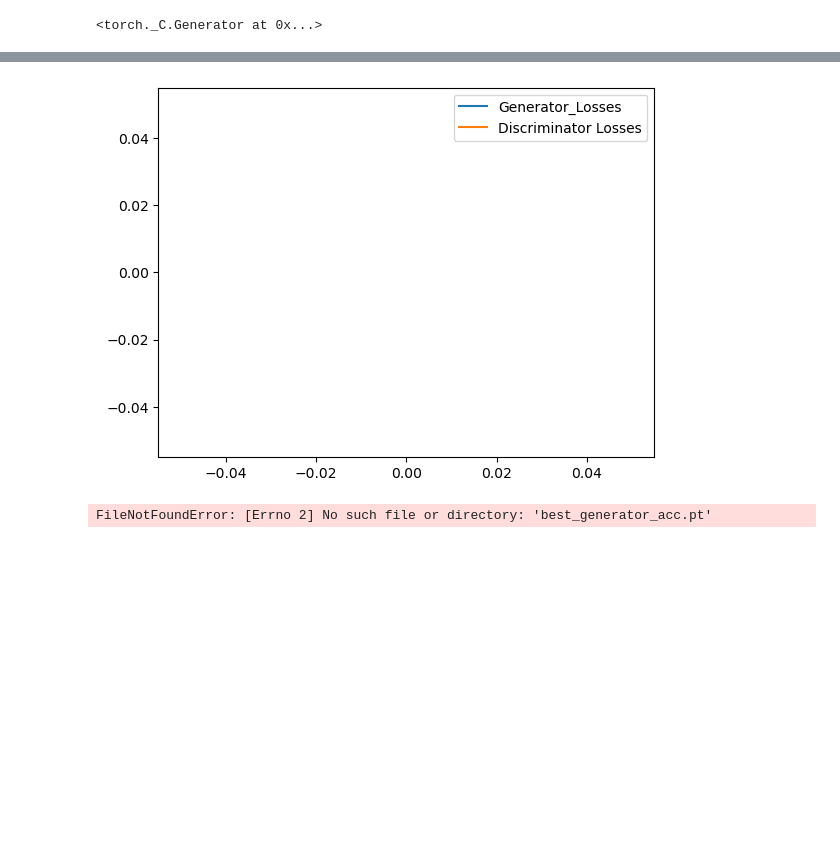
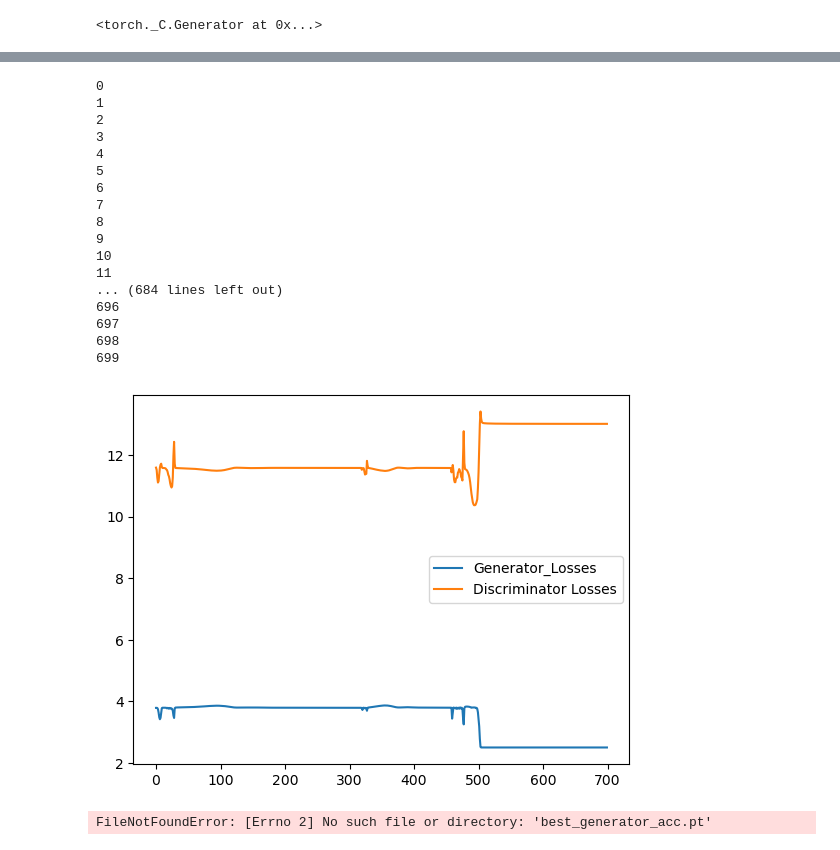
Before and after one commit to afy/d7047e, a Jupyter notebook: lab2/Gan-Rasmus.ipynb, the cells around one changed output, grey strips where cells are left out. Saved outputs shown, nothing was run; the diff lists cells and outputs as text; code cells hidden in the pictures; blank space fills up the shorter version.

```diff
--- a/lab2/Gan-Rasmus.ipynb
+++ b/lab2/Gan-Rasmus.ipynb
@@ -202,10 +190,43 @@ TypeError: 'DataLoader' object is not subscriptable
-# %%
-plt.plot(g_losses, label='Generator_Losses')
-plt.plot(d_losses, label='Discriminator Losses')
-plt.legend()
-plt.savefig('loss.png')
-# %% [output]
-[figure, removed]
+# %%
+generator = Generator()
+discriminator = Discriminator()
+
+generator.to(device)
+discriminator.to(device)
+
+
+num_epochs = 700
+
+if 1==0:
+    criterion = nn.BCELoss()
+else:
+    criterion = nn.BCEWithLogitsLoss()
+
+g_losses, d_losses, g_v_losses, d_v_losses, validation_loss = training(1000, 100, criterion, generator, discriminator)
+
+plt.plot(g_losses, label='Generator_Losses')
+plt.plot(d_losses, label='Discriminator Losses')
+plt.legend()
+plt.savefig('loss.png')
+# %% [output]
+0
+1
+2
+3
+4
+5
+6
+7
+8
+9
+10
+11
+... (684 lines left out)
+696
+697
+698
+699
+[figure, added]
 # %%
 generator_state = torch.load('best_generator_acc.pt')
 discriminator_state = torch.load('best_discriminator_acc.pt')
```
Also changed, not shown: parts of 3 cells of this notebook.
